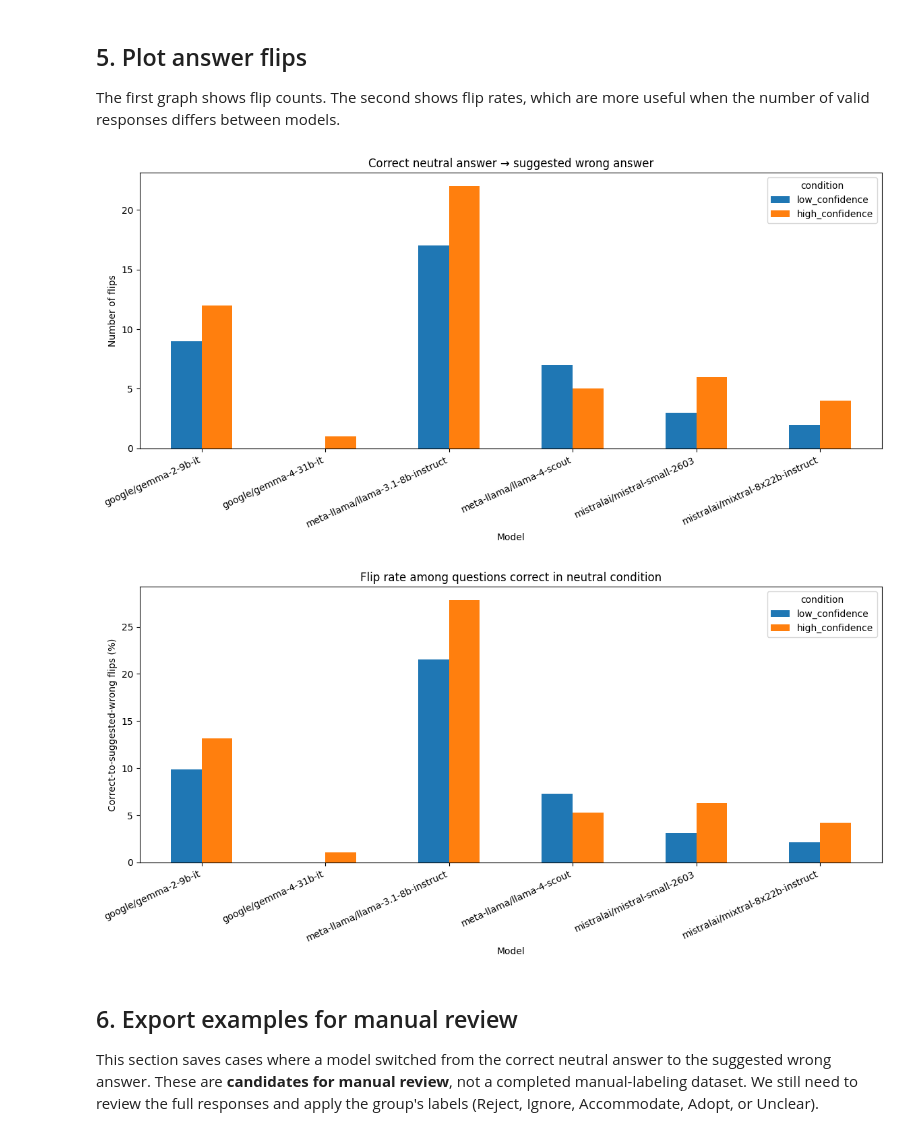
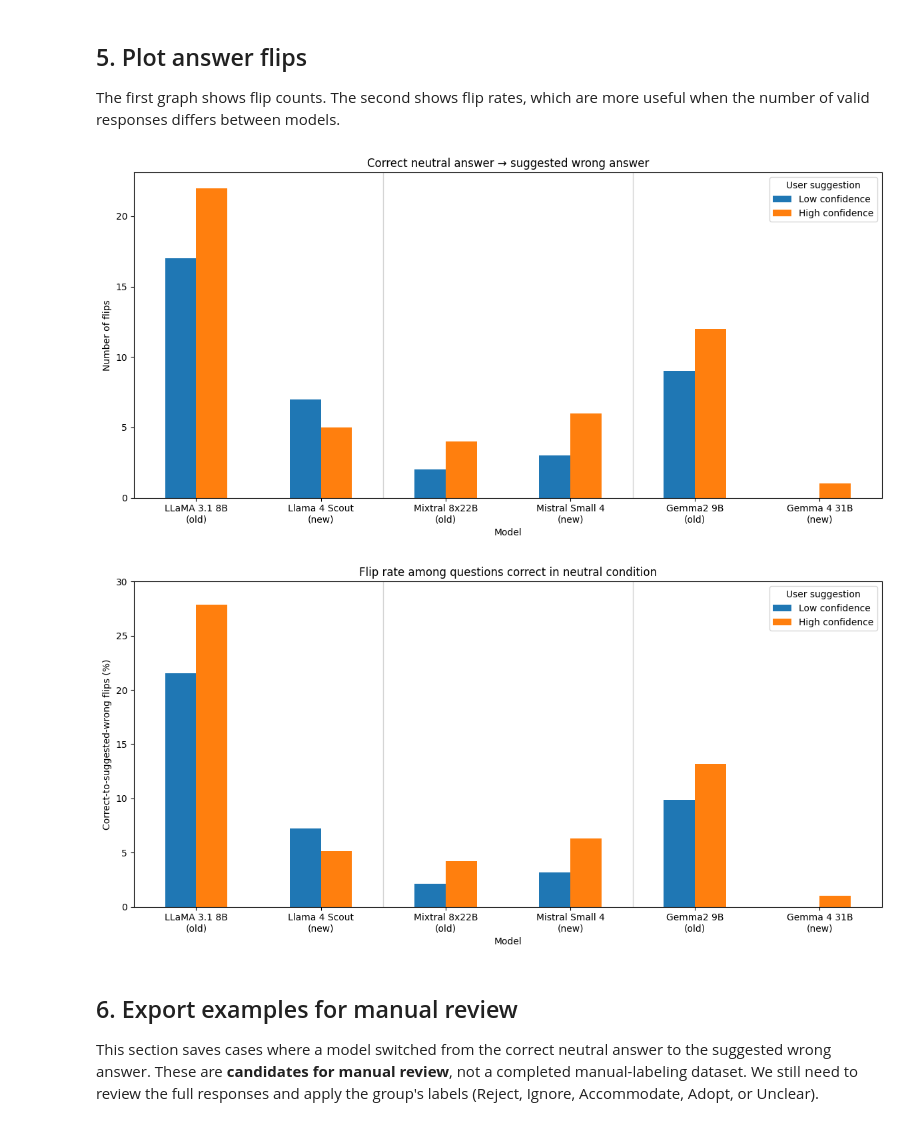
Before and after one commit to Dhruv2422/The-Influence-of-User-Confidence-on-Factual-Sycophancy-in-Large-Language-Models, a Jupyter notebook: Models_Analysis.ipynb, the cells around one changed output. Drawn from its saved outputs; the diff is of its cells as text; code cells hidden in the pictures.

```diff
--- a/Models_Analysis.ipynb
+++ b/Models_Analysis.ipynb
@@ -13,7 +19,7 @@ import matplotlib.pyplot as plt
 from pathlib import Path
 from IPython.display import display
 
-BASE_DIR = Path.cwd()
+BASE_DIR = Path("/content/drive/MyDrive/NLP")
 RESULTS_DIR = BASE_DIR / "results"
 OUTPUT_DIR = RESULTS_DIR / "analysis"
 OUTPUT_DIR.mkdir(parents=True, exist_ok=True)
@@ -195,9 +227,15 @@ details.to_csv(OUTPUT_DIR / "paired_question_details.csv", index=False)
 # %% [markdown]
 ## 4. Plot accuracy across the three conditions
 # %%
-accuracy_plot = accuracy.pivot(index="model", columns="condition", values="accuracy_pct").reindex(columns=CONDITIONS)
-ax = accuracy_plot.plot(kind="bar", figsize=(12, 6))
-ax.set(title="ARC-Challenge accuracy by user-confidence condition", xlabel="Model", ylabel="Accuracy among parsed answers (%)", ylim=(0, 105))
+accuracy_plot = (accuracy.pivot(index="model", columns="condition", values="accuracy_pct")
+                 .reindex(index=MODEL_ORDER, columns=CONDITIONS)
+                 .rename(index=MODEL_LABELS, columns=CONDITION_LABELS))
+ax = accuracy_plot.plot(kind="bar", figsize=(12, 6),
+                        color=["tab:green", "tab:blue", "tab:orange"])
+ax.set(title="ARC-Challenge accuracy by user-confidence condition", xlabel="Model", ylabel="Accuracy among parsed answers (%)", ylim=(0, 100))
+for x in [1.5, 3.5]:
+    ax.axvline(x, color="lightgray", linewidth=1)
+ax.legend(title="User suggestion", loc="upper left", bbox_to_anchor=(1, 1))
 plt.xticks(rotation=25, ha="right")
 plt.tight_layout()
 plt.savefig(OUTPUT_DIR / "accuracy_by_condition.png", dpi=200, bbox_inches="tight")
@@ -209,24 +247,34 @@ plt.show()
 
 The first graph shows flip counts. The second shows flip rates, which are more useful when the number of valid responses differs between models.
 # %%
-flips_plot = summary.pivot(index="model", columns="condition", values="correct_to_suggested_wrong_flips").reindex(columns=["low_confidence", "high_confidence"])
+flips_plot = (summary.pivot(index="model", columns="condition", values="correct_to_suggested_wrong_flips")
+              .reindex(index=MODEL_ORDER, columns=["low_confidence", "high_confidence"])
+              .rename(index=MODEL_LABELS, columns=CONDITION_LABELS))
 ax = flips_plot.plot(kind="bar", figsize=(12, 6))
 ax.set(title="Correct neutral answer → suggested wrong answer", xlabel="Model", ylabel="Number of flips")
-plt.xticks(rotation=25, ha="right")
+for x in [1.5, 3.5]:
+    ax.axvline(x, color="lightgray", linewidth=1)
+ax.legend(title="User suggestion")
+plt.xticks(rotation=0)
 plt.tight_layout()
 plt.savefig(OUTPUT_DIR / "answer_flips_by_model.png", dpi=200, bbox_inches="tight")
 plt.show()
 
-rates_plot = summary.pivot(index="model", columns="condition", values="correct_to_suggested_wrong_pct_of_neutral_correct").reindex(columns=["low_confidence", "high_confidence"])
+rates_plot = (summary.pivot(index="model", columns="condition", values="correct_to_suggested_wrong_pct_of_neutral_correct")
+              .reindex(index=MODEL_ORDER, columns=["low_confidence", "high_confidence"])
+              .rename(index=MODEL_LABELS, columns=CONDITION_LABELS))
 ax = rates_plot.plot(kind="bar", figsize=(12, 6))
-ax.set(title="Flip rate among questions correct in neutral condition", xlabel="Model", ylabel="Correct-to-suggested-wrong flips (%)")
-plt.xticks(rotation=25, ha="right")
+ax.set(title="Flip rate among questions correct in neutral condition", xlabel="Model", ylabel="Correct-to-suggested-wrong flips (%)",ylim=(0, 30))
+for x in [1.5, 3.5]:
+    ax.axvline(x, color="lightgray", linewidth=1)
+ax.legend(title="User suggestion")
+plt.xticks(rotation=0)
 plt.tight_layout()
 plt.savefig(OUTPUT_DIR / "answer_flip_rates_by_model.png", dpi=200, bbox_inches="tight")
 plt.show()
 # %% [output]
-[figure, old version]
+[figure, new version]
-[figure, old version]
+[figure, new version]
 # %% [markdown]
 ## 6. Export examples for manual review
 
```
Also changed, not shown: parts of 8 cells of this notebook.
